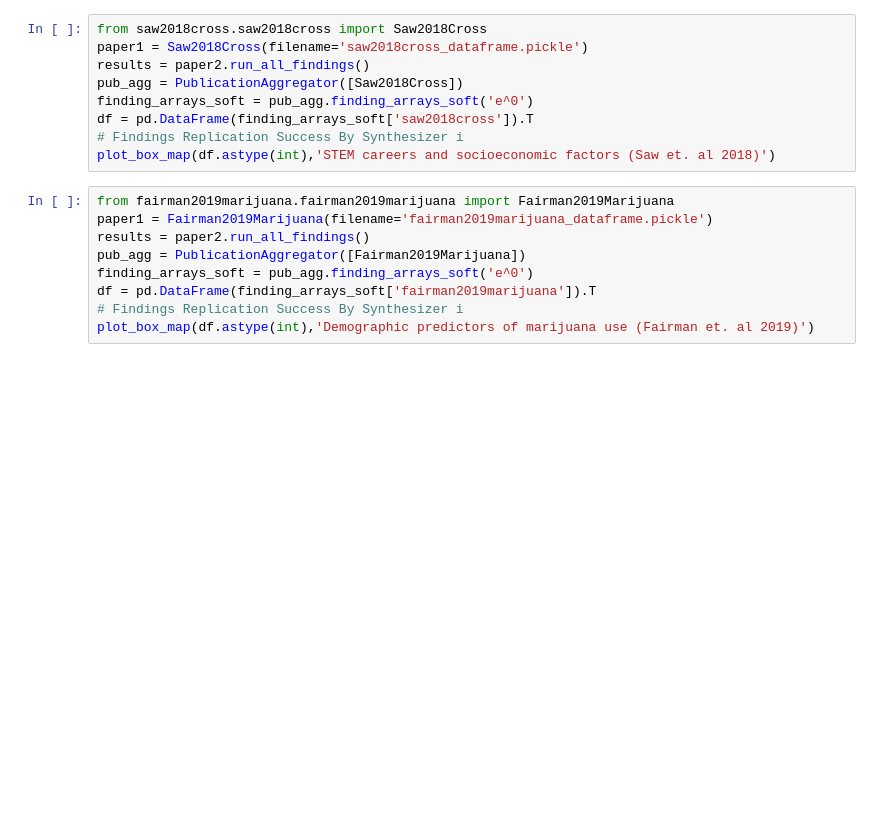
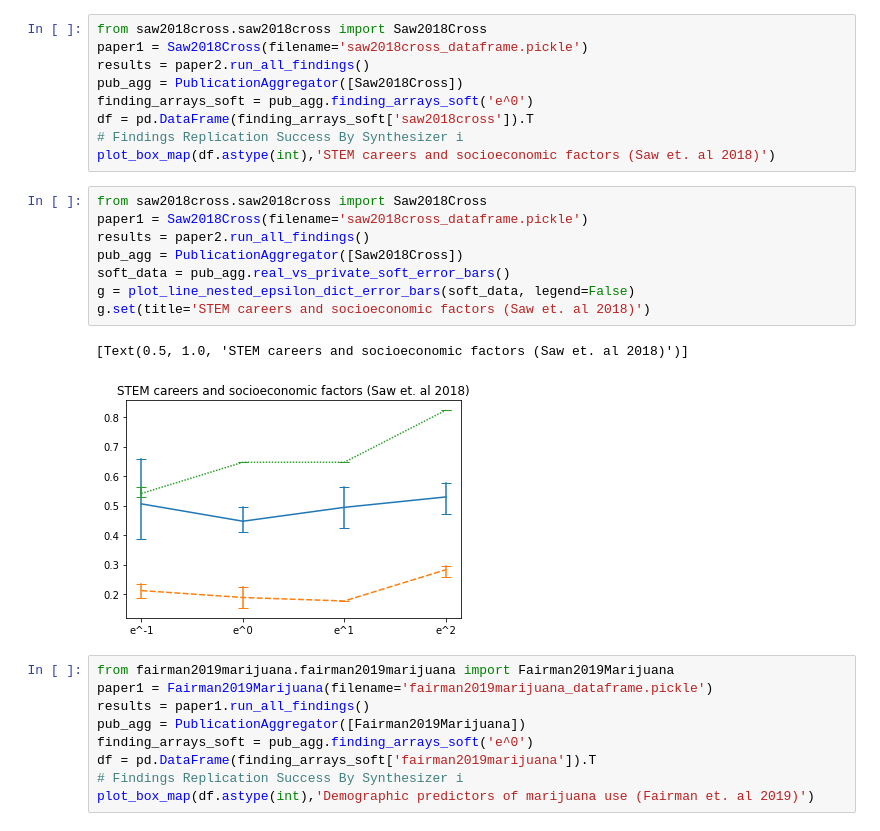
Before and after one commit to DataResponsibly/SynRD, a Jupyter notebook: papers/generate_figures.ipynb, the cells around one changed output. Cells and saved outputs as stored; diff of their text form; blank space fills up the shorter version.

```diff
--- a/papers/generate_figures.ipynb
+++ b/papers/generate_figures.ipynb
@@ -273,10 +147,21 @@ finding_arrays_soft = pub_agg.finding_arrays_soft('e^0')
 df = pd.DataFrame(finding_arrays_soft['saw2018cross']).T
 # Findings Replication Success By Synthesizer i
 plot_box_map(df.astype(int),'STEM careers and socioeconomic factors (Saw et. al 2018)')
+# %%
+from saw2018cross.saw2018cross import Saw2018Cross
+paper1 = Saw2018Cross(filename='saw2018cross_dataframe.pickle')
+results = paper2.run_all_findings()
+pub_agg = PublicationAggregator([Saw2018Cross])
+soft_data = pub_agg.real_vs_private_soft_error_bars()
+g = plot_line_nested_epsilon_dict_error_bars(soft_data, legend=False)
+g.set(title='STEM careers and socioeconomic factors (Saw et. al 2018)')
+# %% [output]
+[Text(0.5, 1.0, 'STEM careers and socioeconomic factors (Saw et. al 2018)')]
+[figure, added]
 # %%
 from fairman2019marijuana.fairman2019marijuana import Fairman2019Marijuana
 paper1 = Fairman2019Marijuana(filename='fairman2019marijuana_dataframe.pickle')
-results = paper2.run_all_findings()
+results = paper1.run_all_findings()
 pub_agg = PublicationAggregator([Fairman2019Marijuana])
 finding_arrays_soft = pub_agg.finding_arrays_soft('e^0')
 df = pd.DataFrame(finding_arrays_soft['fairman2019marijuana']).T
```
Also changed, not shown: parts of 40 cells of this notebook, 3 other files.
